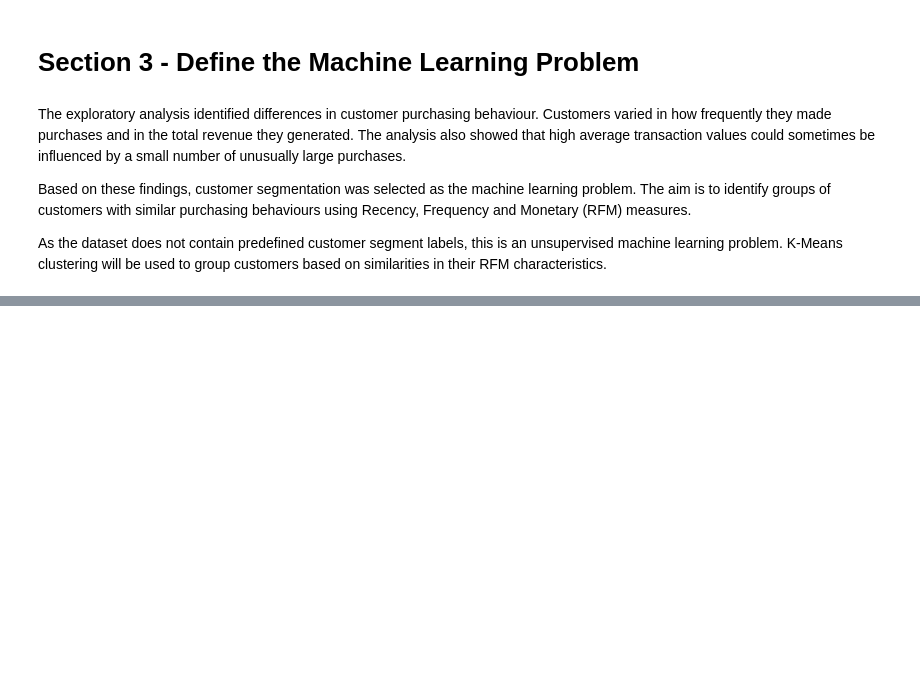
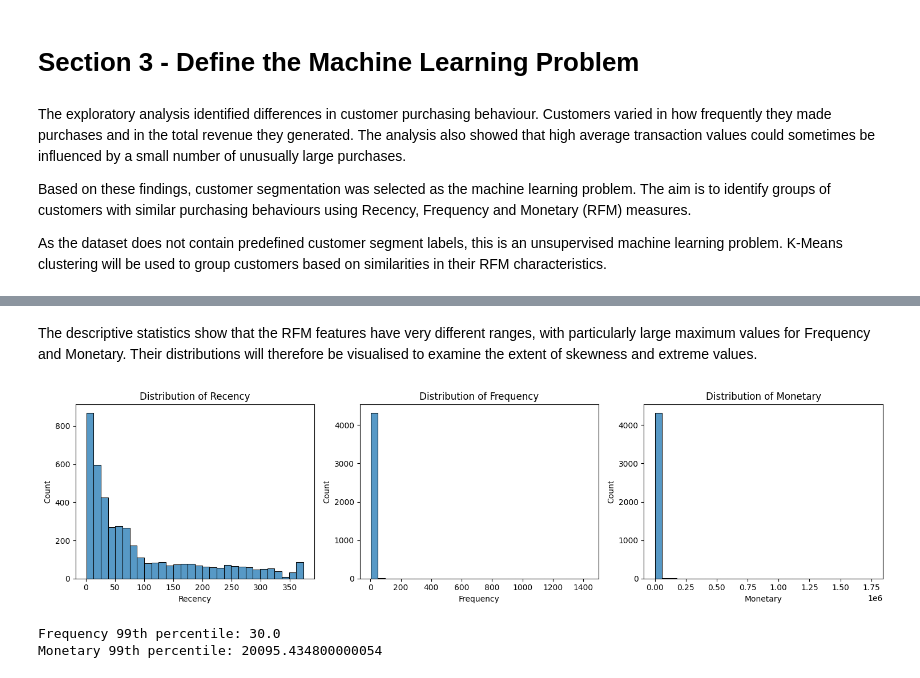
Before and after one commit to sahra02/Online-Retail-Transaction-Analysis, a Jupyter notebook: jupyter_notebooks/03-Machine_Learning.ipynb, the cells around one changed output, grey strips where cells are left out. Cells and saved outputs as stored; diff of their text form; code cells hidden in the pictures; blank space fills up the shorter version.

Commit message:
Create and analyse RFM customer features

```diff
--- a/jupyter_notebooks/03-Machine_Learning.ipynb
+++ b/jupyter_notebooks/03-Machine_Learning.ipynb
@@ -117,0 +176,4 @@ As the dataset does not contain predefined customer segment labels, this is an u
+# %%
+customer_frequency = df.groupby("CustomerID")["InvoiceNo"].nunique().reset_index()
+customer_frequency.rename(columns={"InvoiceNo": "Frequency"}, inplace=True)
+customer_frequency
@@ -117,0 +194,4 @@ As the dataset does not contain predefined customer segment labels, this is an u
+# %%
+customer_monetary = df.groupby("CustomerID")["Revenue"].sum().reset_index()
+customer_monetary.rename(columns={"Revenue": "Monetary"}, inplace=True)
+customer_monetary
@@ -117,0 +214,4 @@ As the dataset does not contain predefined customer segment labels, this is an u
+# %%
+rfm = customer_last_purchase.merge(customer_frequency, on="CustomerID").merge(
+    customer_monetary, on="CustomerID"
+)
@@ -117,0 +231,2 @@ As the dataset does not contain predefined customer segment labels, this is an u
+# %%
+rfm = rfm.drop(columns=["InvoiceDate"])
@@ -117,0 +262,27 @@ As the dataset does not contain predefined customer segment labels, this is an u
+# %% [markdown]
+The descriptive statistics show that the RFM features have very different ranges, with particularly large maximum values for Frequency and Monetary. Their distributions will therefore be visualised to examine the extent of skewness and extreme values.
+# %%
+fig, axes = plt.subplots(1, 3, figsize=(15, 4))
+
+sns.histplot(rfm["Recency"], bins=30, ax=axes[0])
+axes[0].set_title("Distribution of Recency")
+
+sns.histplot(rfm["Frequency"], bins=30, ax=axes[1])
+axes[1].set_title("Distribution of Frequency")
+
+sns.histplot(rfm["Monetary"], bins=30, ax=axes[2])
+axes[2].set_title("Distribution of Monetary")
+
+plt.tight_layout()
+plt.show()
+# %% [output]
+[figure, added]
+# %%
+frequency_99 = rfm["Frequency"].quantile(0.99)
+monetary_99 = rfm["Monetary"].quantile(0.99)
+
+print("Frequency 99th percentile:", frequency_99)
+print("Monetary 99th percentile:", monetary_99)
+# %% [output]
+Frequency 99th percentile: 30.0
+Monetary 99th percentile: 20095.434800000054
```
Also changed, not shown: parts of 21 cells of this notebook.
